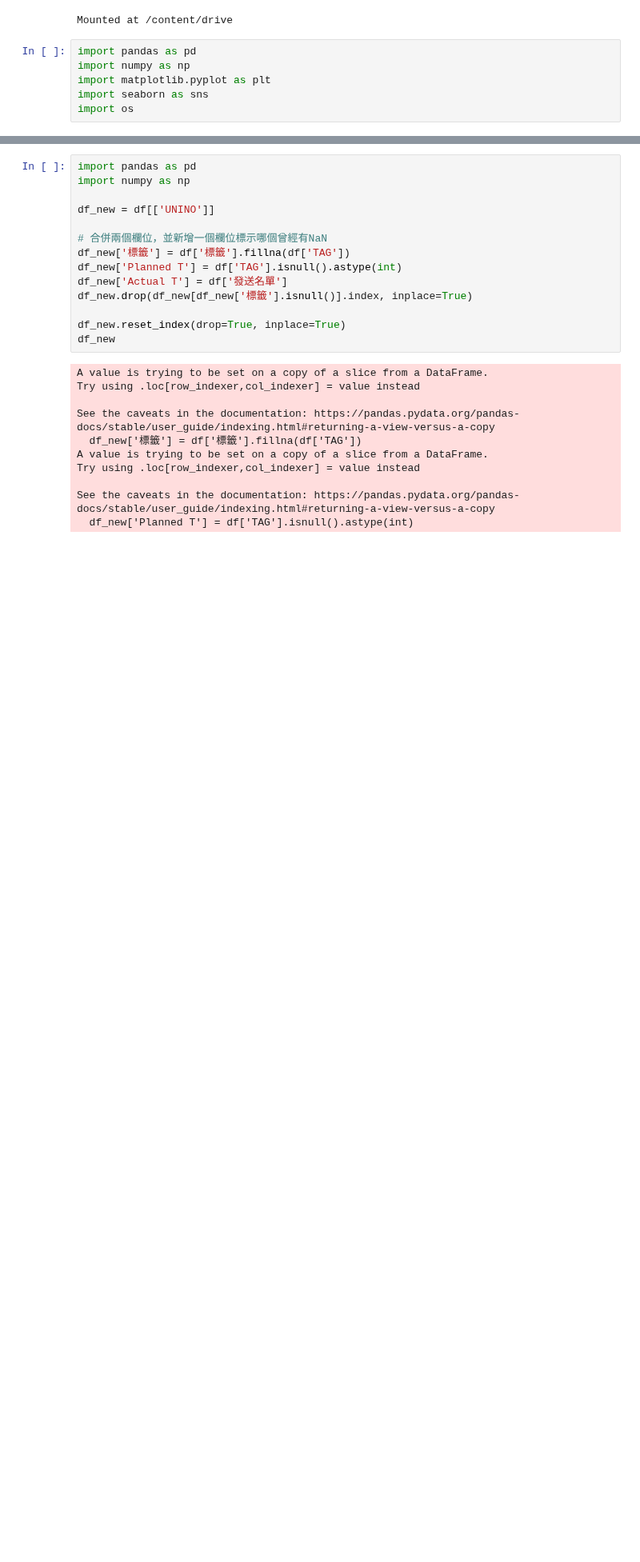
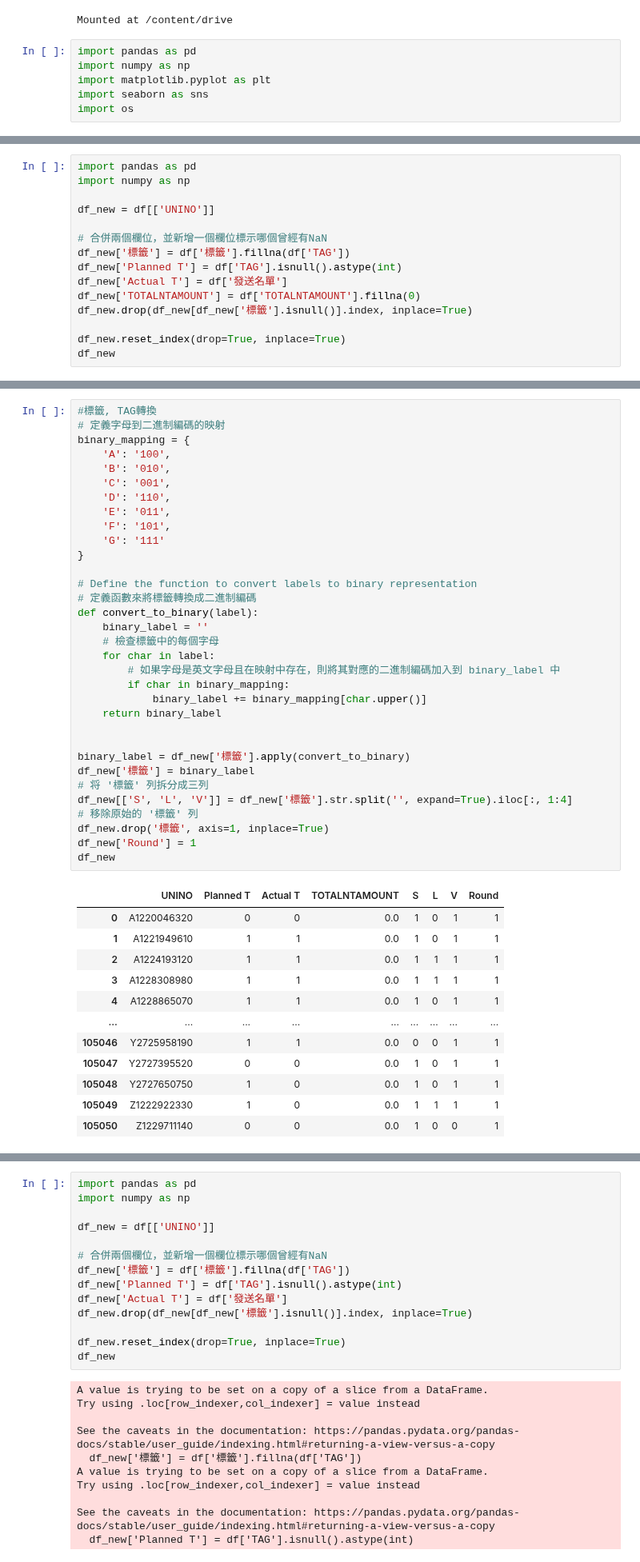
Before and after one commit to sssylvia0/Uplift_Model, a Jupyter notebook: Results.ipynb, the cells around one changed output, grey strips where cells are left out. Shown at 80% size. Drawn from its saved outputs; the diff is of its cells as text; blank space fills up the shorter version.

```diff
--- a/Results.ipynb
+++ b/Results.ipynb
@@ -33,0 +36,15 @@ df
+# %%
+import pandas as pd
+import numpy as np
+
+df_new = df[['UNINO']]
+
+# 合併兩個欄位，並新增一個欄位標示哪個曾經有NaN
+df_new['標籤'] = df['標籤'].fillna(df['TAG'])
+df_new['Planned T'] = df['TAG'].isnull().astype(int)
+df_new['Actual T'] = df['發送名單']
+df_new['TOTALNTAMOUNT'] = df['TOTALNTAMOUNT'].fillna(0)
+df_new.drop(df_new[df_new['標籤'].isnull()].index, inplace=True)
+
+df_new.reset_index(drop=True, inplace=True)
+df_new
@@ -33,0 +80,46 @@ df
+# %%
+#標籤, TAG轉換
+# 定義字母到二進制編碼的映射
+binary_mapping = {
+    'A': '100',
+    'B': '010',
+    'C': '001',
+    'D': '110',
+    'E': '011',
+    'F': '101',
+    'G': '111'
+}
+
+# Define the function to convert labels to binary representation
+# 定義函數來將標籤轉換成二進制編碼
+def convert_to_binary(label):
+    binary_label = ''
+    # 檢查標籤中的每個字母
+    for char in label:
+        # 如果字母是英文字母且在映射中存在，則將其對應的二進制編碼加入到 binary_label 中
+        if char in binary_mapping:
+            binary_label += binary_mapping[char.upper()]
+    return binary_label
+
+
+binary_label = df_new['標籤'].apply(convert_to_binary)
+df_new['標籤'] = binary_label
+# 将 '標籤' 列拆分成三列
+df_new[['S', 'L', 'V']] = df_new['標籤'].str.split('', expand=True).iloc[:, 1:4]
+# 移除原始的 '標籤' 列
+df_new.drop('標籤', axis=1, inplace=True)
+df_new['Round'] = 1
+df_new
+# %% [output]
+|  | UNINO | Planned T | Actual T | TOTALNTAMOUNT | S | L | V | Round |
+| 0 | A1220046320 | 0 | 0 | 0.0 | 1 | 0 | 1 | 1 |
+| 1 | A1221949610 | 1 | 1 | 0.0 | 1 | 0 | 1 | 1 |
+| 2 | A1224193120 | 1 | 1 | 0.0 | 1 | 1 | 1 | 1 |
+| 3 | A1228308980 | 1 | 1 | 0.0 | 1 | 1 | 1 | 1 |
+| 4 | A1228865070 | 1 | 1 | 0.0 | 1 | 0 | 1 | 1 |
+| ... | ... | ... | ... | ... | ... | ... | ... | ... |
+| 105046 | Y2725958190 | 1 | 1 | 0.0 | 0 | 0 | 1 | 1 |
+| 105047 | Y2727395520 | 0 | 0 | 0.0 | 1 | 0 | 1 | 1 |
+| 105048 | Y2727650750 | 1 | 0 | 0.0 | 1 | 0 | 1 | 1 |
+| 105049 | Z1222922330 | 1 | 0 | 0.0 | 1 | 1 | 1 | 1 |
+| 105050 | Z1229711140 | 0 | 0 | 0.0 | 1 | 0 | 0 | 1 |
```
Also changed, not shown: parts of 12 cells of this notebook.
